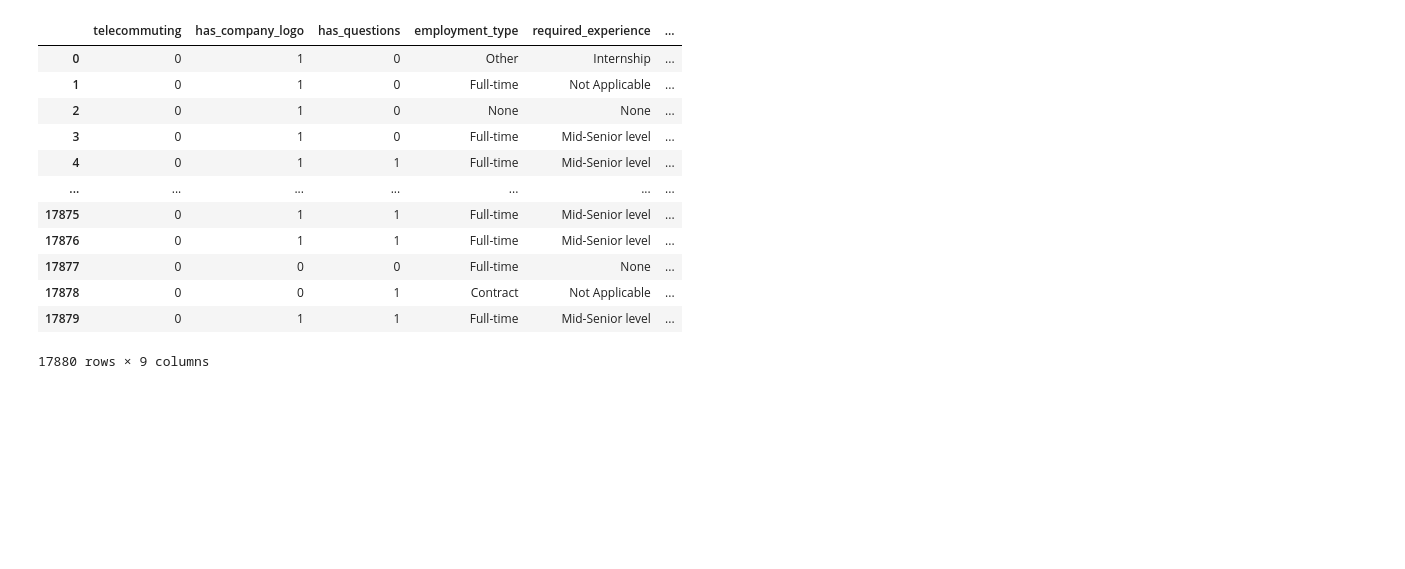
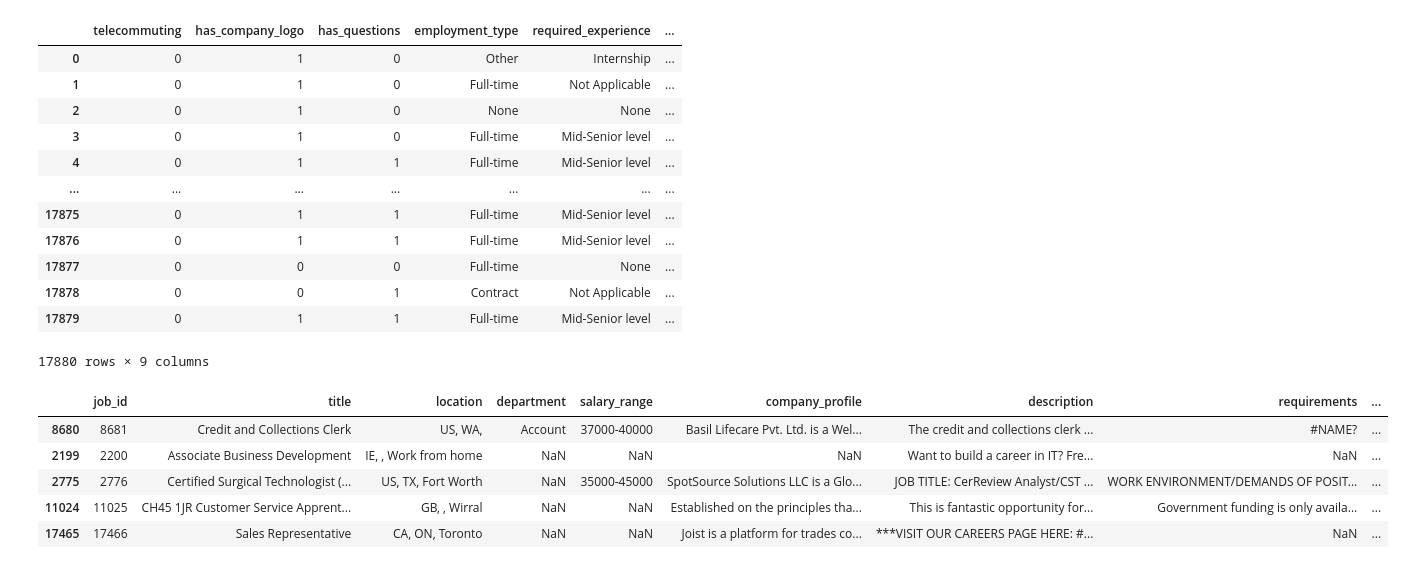
Before and after one commit to Rrezeartaa/Real_or_Fake_Job_Posting_Prediction, a Jupyter notebook: Real_or_Fake_Job_Posting_Prediction.ipynb, the cells around one changed output. Saved outputs shown, nothing was run; the diff lists cells and outputs as text; code cells hidden in the pictures; blank space fills up the shorter version.

```diff
--- a/Real_or_Fake_Job_Posting_Prediction.ipynb
+++ b/Real_or_Fake_Job_Posting_Prediction.ipynb
@@ -152,3 +152,14 @@ categorical_data
 # %%
 # diskretizimi
 data["fraud"] = pd.cut(data['fraudulent'],2,labels=['Real','Fake'])
+# %%
+# mostrimi
+rows = data.sample(n = 5)
+rows
+# %% [output]
+|  | job_id | title | location | department | salary_range | company_profile | description | requirements | ... |
+| 8680 | 8681 | Credit and Collections Clerk | US, WA, | Account | 37000-40000 | Basil Lifecare Pvt. Ltd. is a Wel... | The credit and collections clerk ... | #NAME? | ... |
+| 2199 | 2200 | Associate Business Development | IE, , Work from home | NaN | NaN | NaN | Want to build a career in IT? Fre... | NaN | ... |
+| 2775 | 2776 | Certified Surgical Technologist (... | US, TX, Fort Worth | NaN | 35000-45000 | SpotSource Solutions LLC is a Glo... | JOB TITLE: CerReview Analyst/CST ... | WORK ENVIRONMENT/DEMANDS OF POSIT... | ... |
+| 11024 | 11025 | CH45 1JR Customer Service Apprent... | GB, , Wirral | NaN | NaN | Established on the principles tha... | This is fantastic opportunity for... | Government funding is only availa... | ... |
+| 17465 | 17466 | Sales Representative | CA, ON, Toronto | NaN | NaN | Joist is a platform for trades co... | ***VISIT OUR CAREERS PAGE HERE: #... | NaN | ... |
```
Also changed, not shown: parts of 2 cells of this notebook.
